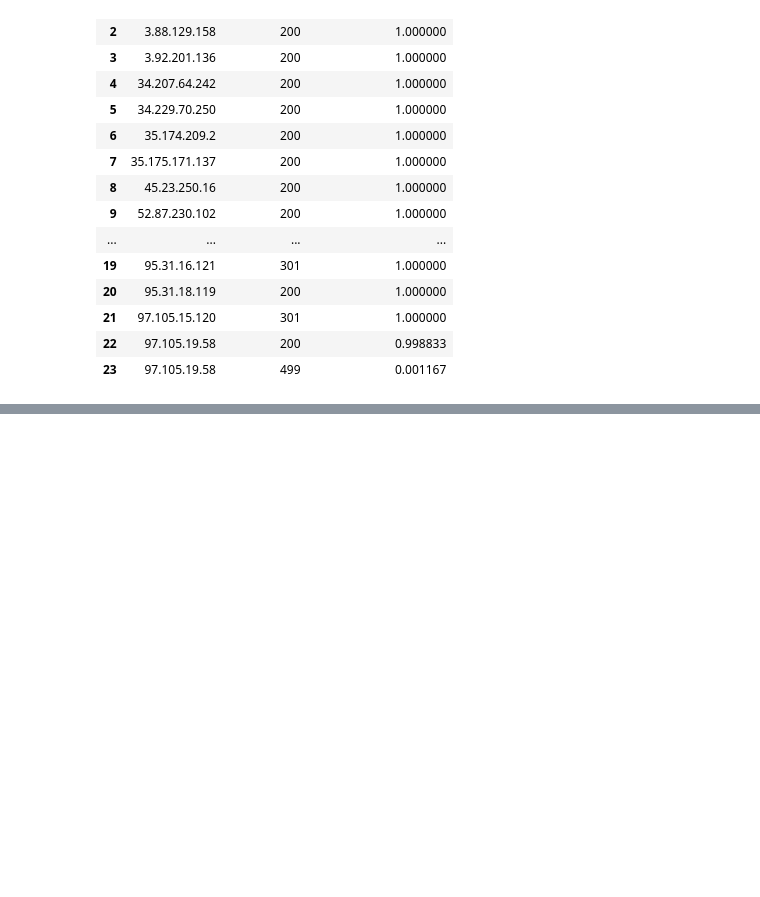
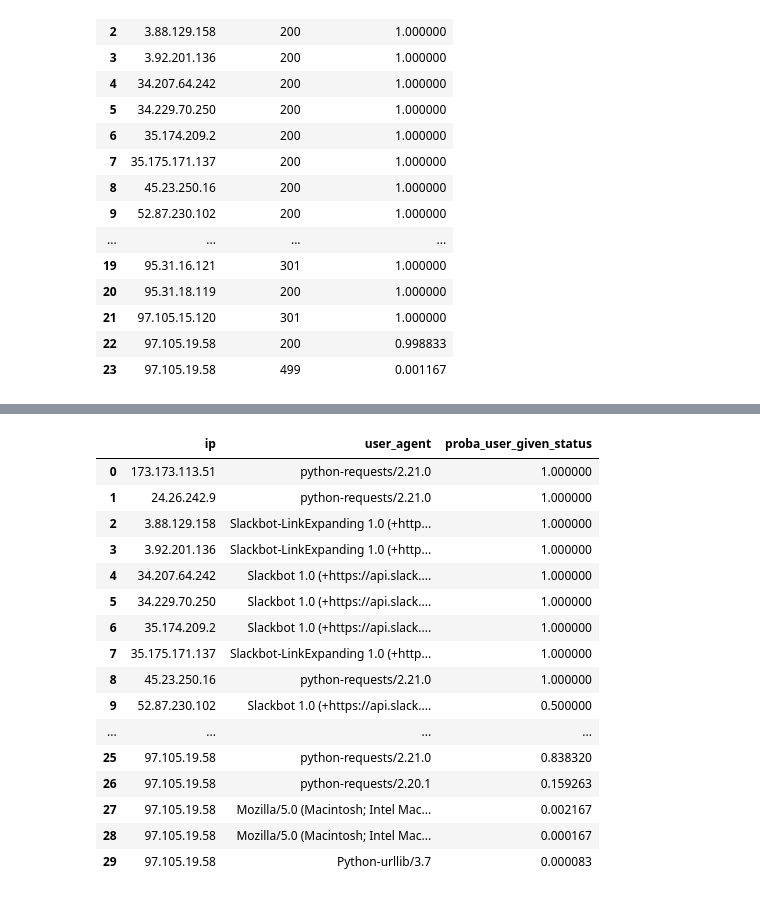
Before and after one commit to SchneemannDavid/anomaly_detection, a Jupyter notebook: discrete_anomaly_detection.ipynb, the cells around one changed output, grey strips where cells are left out. Saved outputs shown, nothing was run; the diff lists cells and outputs as text; code cells hidden in the pictures; blank space fills up the shorter version.

```diff
--- a/discrete_probabilistic_methods.ipynb
+++ b/discrete_anomaly_detection.ipynb
@@ -412,0 +451,26 @@ df[df.proba_status_given_ip < 0.15]
+# %%
+# Given a particular ip, what is probability of a certain status code
+user_agent_given_ip = (
+    df.groupby('ip')\
+    .user_agent.value_counts(normalize=True)\
+    .rename('proba_user_given_ip')\
+    .reset_index())
+user_agent_given_ip
+# %% [output]
+|  | ip | user_agent | proba_user_given_status |
+| 0 | 173.173.113.51 | python-requests/2.21.0 | 1.000000 |
+| 1 | 24.26.242.9 | python-requests/2.21.0 | 1.000000 |
+| 2 | 3.88.129.158 | Slackbot-LinkExpanding 1.0 (+http... | 1.000000 |
+| 3 | 3.92.201.136 | Slackbot-LinkExpanding 1.0 (+http... | 1.000000 |
+| 4 | 34.207.64.242 | Slackbot 1.0 (+https://api.slack.... | 1.000000 |
+| 5 | 34.229.70.250 | Slackbot 1.0 (+https://api.slack.... | 1.000000 |
+| 6 | 35.174.209.2 | Slackbot 1.0 (+https://api.slack.... | 1.000000 |
+| 7 | 35.175.171.137 | Slackbot-LinkExpanding 1.0 (+http... | 1.000000 |
+| 8 | 45.23.250.16 | python-requests/2.21.0 | 1.000000 |
+| 9 | 52.87.230.102 | Slackbot 1.0 (+https://api.slack.... | 0.500000 |
+| ... | ... | ... | ... |
+| 25 | 97.105.19.58 | python-requests/2.21.0 | 0.838320 |
+| 26 | 97.105.19.58 | python-requests/2.20.1 | 0.159263 |
+| 27 | 97.105.19.58 | Mozilla/5.0 (Macintosh; Intel Mac... | 0.002167 |
+| 28 | 97.105.19.58 | Mozilla/5.0 (Macintosh; Intel Mac... | 0.000167 |
+| 29 | 97.105.19.58 | Python-urllib/3.7 | 0.000083 |
```
Also changed, not shown: parts of 15 cells of this notebook.
